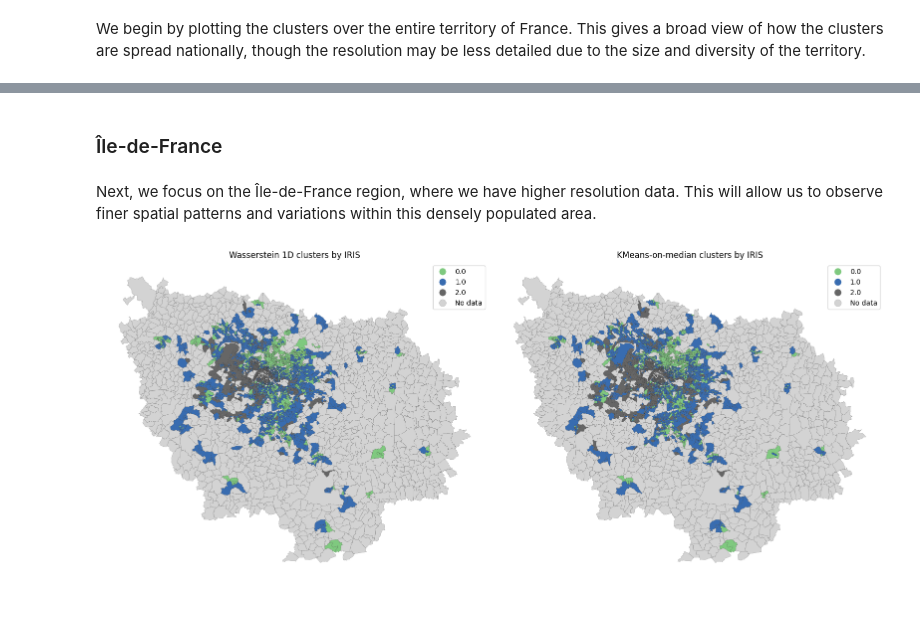
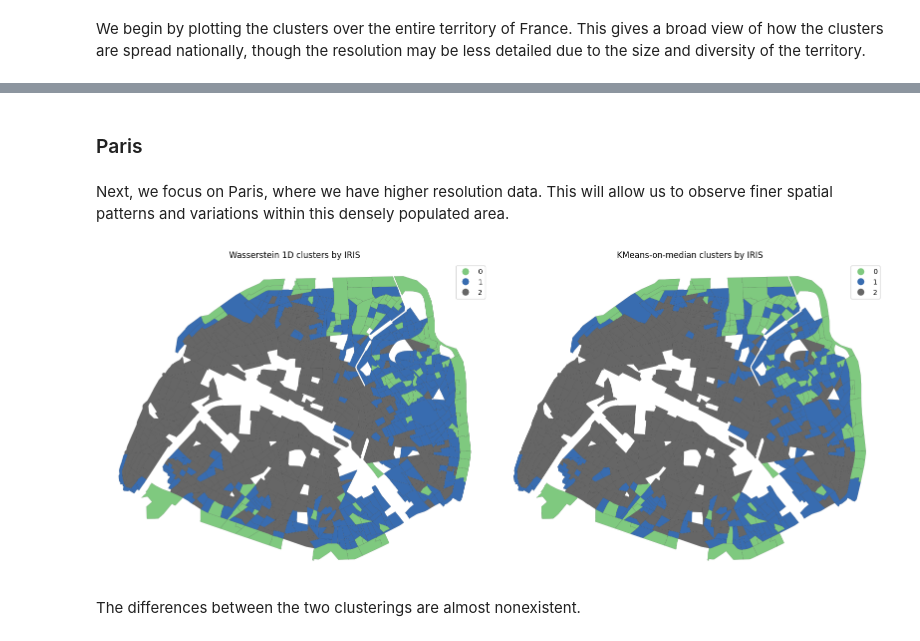
Before and after one commit to moranenzo/ML-Wasserstein, a Jupyter notebook: notebooks/IRIS.ipynb, the cells around one changed output, grey strips where cells are left out. Cells and saved outputs as stored; diff of their text form; code cells hidden in the pictures; blank space fills up the shorter version.

```diff
--- a/notebooks/IRIS.ipynb
+++ b/notebooks/IRIS.ipynb
@@ -317,3 +341,9 @@ plt.show()
 ## Mapping
 # %% [markdown]
 In this section, we visualize the spatial distribution of our clusters. Mapping allows us to better understand the geographical patterns and differences between the clusters identified by our analysis. We will start with a national scale overview before zooming into a regional scale for more detailed insights.
+# %%
+# Load IRIS boundaries
+gdf = gpd.read_file("../data/contours-iris.gpkg")
+
+gdf["code_iris"] = gdf["code_iris"].astype(str)
+df_clean["IRIS"] = df_clean["IRIS"].astype(str)
@@ -321,11 +356,3 @@ In this section, we visualize the spatial distribution of our clusters. Mapping
 ### France
 # %% [markdown]
 We begin by plotting the clusters over the entire territory of France. This gives a broad view of how the clusters are spread nationally, though the resolution may be less detailed due to the size and diversity of the territory.
-# %%
-# Load IRIS boundaries
-gdf = gpd.read_file("../data/iris_france.gpkg")
-
-print(gdf.head())
-
-print("\n Columns:")
-print(gdf.columns)
@@ -396,17 +400,14 @@ plt.show()
 # %% [markdown]
-### Île-de-France
+### Paris
 # %% [markdown]
-Next, we focus on the Île-de-France region, where we have higher resolution data. This will allow us to observe finer spatial patterns and variations within this densely populated area.
+Next, we focus on Paris, where we have higher resolution data. This will allow us to observe finer spatial patterns and variations within this densely populated area.
+# %%
+iris_paris = [iris for iris in df_clean['IRIS'] if iris.startswith("75")]
+
+gdf_paris = gdf[gdf["code_iris"].isin(iris_paris)].copy()
 # %%
-# List of .gpkg files
-files = ["iris_75.gpkg", "iris_77.gpkg", "iris_78.gpkg", "iris_91.gpkg", "iris_92.gpkg", "iris_93.gpkg", "iris_94.gpkg", "iris_95.gpkg"]
-
-# Load and concatenate all files
-gdfs = [gpd.read_file(f"../data/{f}") for f in files]
-gdf_merged = pd.concat(gdfs, ignore_index=True)
-
 # Merge with clustering results
-gdf_idf = gdf_merged.merge(
+gdf_paris = gdf_paris.merge(
     df_clean[["IRIS", "cluster_wasserstein_1d", "cluster_median"]],
     left_on="code_iris",
     right_on="IRIS",
@@ -414,40 +415,42 @@ gdf_idf = gdf_merged.merge(
 )
 
 # Convert cluster labels to categorical for coloring
-gdf_idf["cluster_wasserstein_1d"] = gdf_idf["cluster_wasserstein_1d"].astype("category")
-gdf_idf["cluster_median"] = gdf_idf["cluster_median"].astype("category")
+gdf_paris["cluster_wasserstein_1d"] = gdf_paris["cluster_wasserstein_1d"].astype("category")
+gdf_paris["cluster_median"] = gdf_paris["cluster_median"].astype("category")
 
 
 # Plotting
 fig, axes = plt.subplots(1, 2, figsize=(16, 8))
 
 # Wasserstein clusters
-gdf_idf.plot(
+gdf_paris.plot(
     column='cluster_wasserstein_1d',
     cmap='Accent',
     legend=True,
     ax=axes[0],
     missing_kwds={'color': 'lightgrey', 'label': 'No data'},
     edgecolor='black',
     linewidth=0.1
 )
 axes[0].set_title("Wasserstein 1D clusters by IRIS")
 axes[0].axis('off')
 
 # Median KMeans clusters
-gdf_idf.plot(
+gdf_paris.plot(
     column='cluster_median',
     cmap='Accent',
     legend=True,
     ax=axes[1],
     missing_kwds={'color': 'lightgrey', 'label': 'No data'},
     edgecolor='black',
     linewidth=0.1
 )
 axes[1].set_title("KMeans-on-median clusters by IRIS")
 axes[1].axis('off')
 
 plt.tight_layout()
 plt.show()
 # %% [output]
-[figure, old version]
+[figure, new version]
+# %% [markdown]
+The differences between the two clusterings are almost nonexistent.
```
Also changed, not shown: parts of 9 cells of this notebook.
